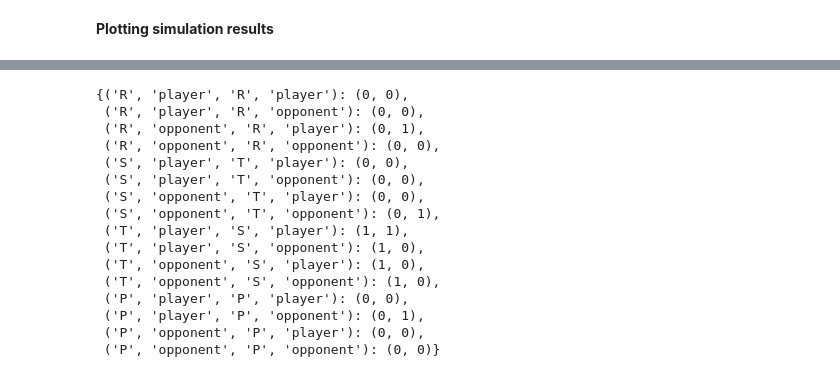
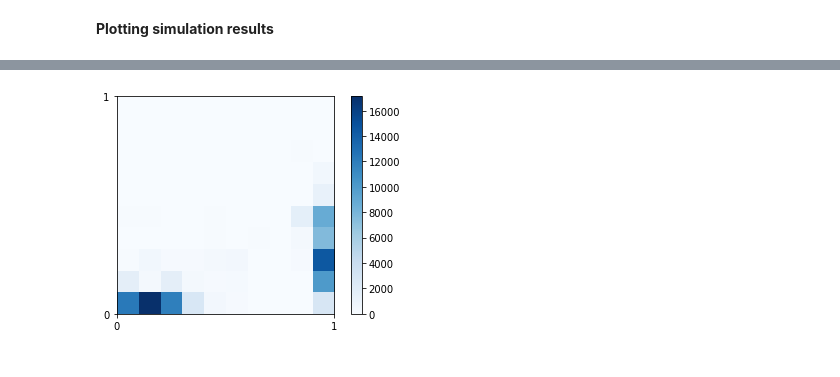
Before and after one commit to Nikoleta-v3/evolution-of-cooperation-with-limited-updating-payoff-memory, a Jupyter notebook: main.ipynb, the cells around one changed output, grey strips where cells are left out. Cells and saved outputs as stored; diff of their text form; code cells hidden in the pictures.

```diff
--- a/main.ipynb
+++ b/main.ipynb
@@ -267,4 +247,4 @@ history = simulation.main(N_val, d_val, b_val, number_of_steps, payoffs, 'e')
 # %%
 df = pd.read_csv('expected_payoff_data.csv', header=None)
 # %%
-x, y, weights = simulation._reshape_history(df.values)
+x, y = simulation._reshape_data(df)
@@ -382,19 +250,0 @@ for label, state in zip(labels, states):
-# %%
-states_dict
-# %% [output]
-{('R', 'player', 'R', 'player'): (0, 0),
- ('R', 'player', 'R', 'opponent'): (0, 0),
- ('R', 'opponent', 'R', 'player'): (0, 1),
- ('R', 'opponent', 'R', 'opponent'): (0, 0),
- ('S', 'player', 'T', 'player'): (0, 0),
- ('S', 'player', 'T', 'opponent'): (0, 0),
- ('S', 'opponent', 'T', 'player'): (0, 0),
- ('S', 'opponent', 'T', 'opponent'): (0, 1),
- ('T', 'player', 'S', 'player'): (1, 1),
- ('T', 'player', 'S', 'opponent'): (1, 0),
- ('T', 'opponent', 'S', 'player'): (1, 0),
- ('T', 'opponent', 'S', 'opponent'): (1, 0),
- ('P', 'player', 'P', 'player'): (0, 0),
- ('P', 'player', 'P', 'opponent'): (0, 1),
- ('P', 'opponent', 'P', 'player'): (0, 0),
- ('P', 'opponent', 'P', 'opponent'): (0, 0)}
@@ -441,0 +251,15 @@ for k in range(N_val):
+# %%
+cmap = matplotlib.cm.get_cmap('Blues')
+
+heatmap, xedges, yedges = np.histogram2d(x, y, bins=10)
+extent = [xedges[0], xedges[-1], yedges[0], yedges[-1]]
+
+plt.clf()
+plt.imshow(heatmap.T, extent=extent, cmap=cmap, origin='lower')
+
+plt.colorbar()
+plt.xticks(np.linspace(0, 1, 2));
+plt.yticks(np.linspace(0, 1, 2));
+plt.show()
+# %% [output]
+[figure, added]
```
Also changed, not shown: parts of 33 cells of this notebook.
